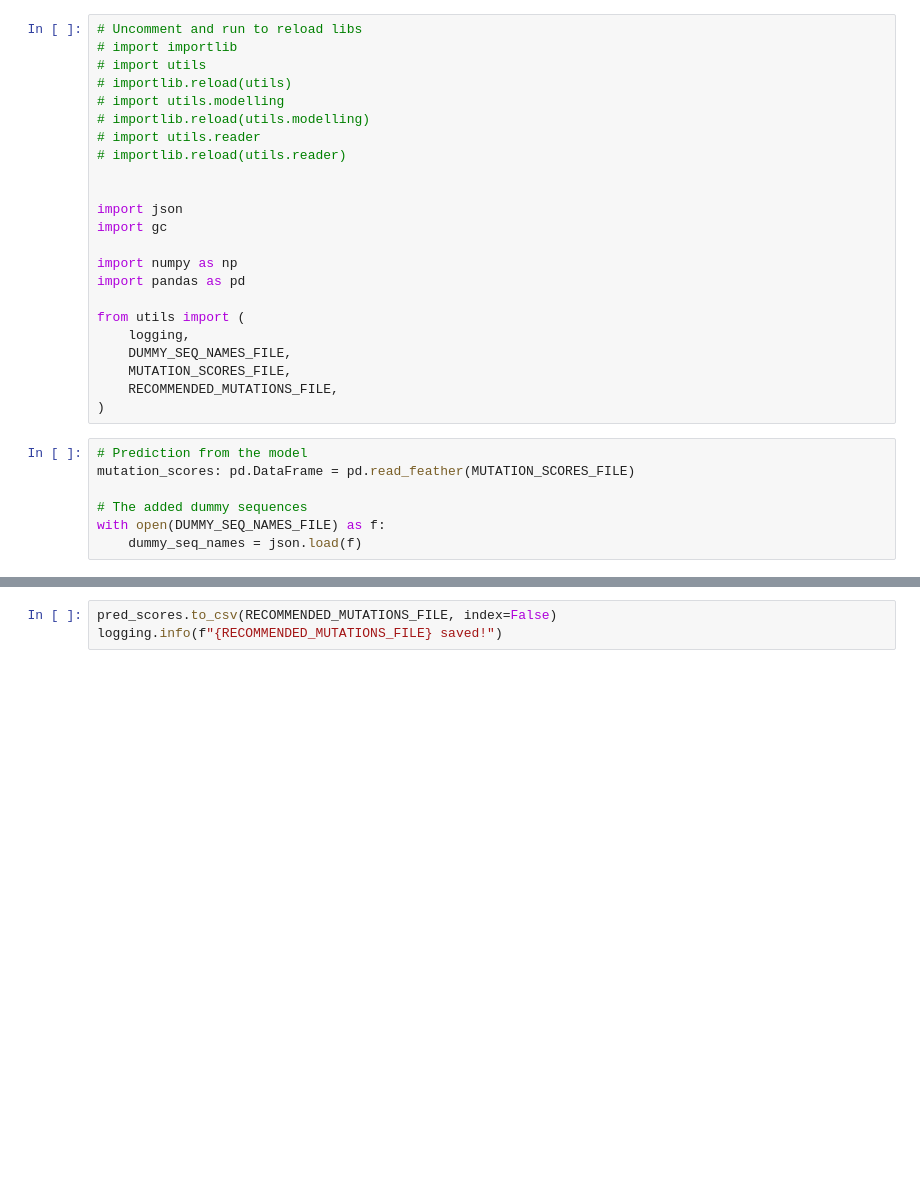
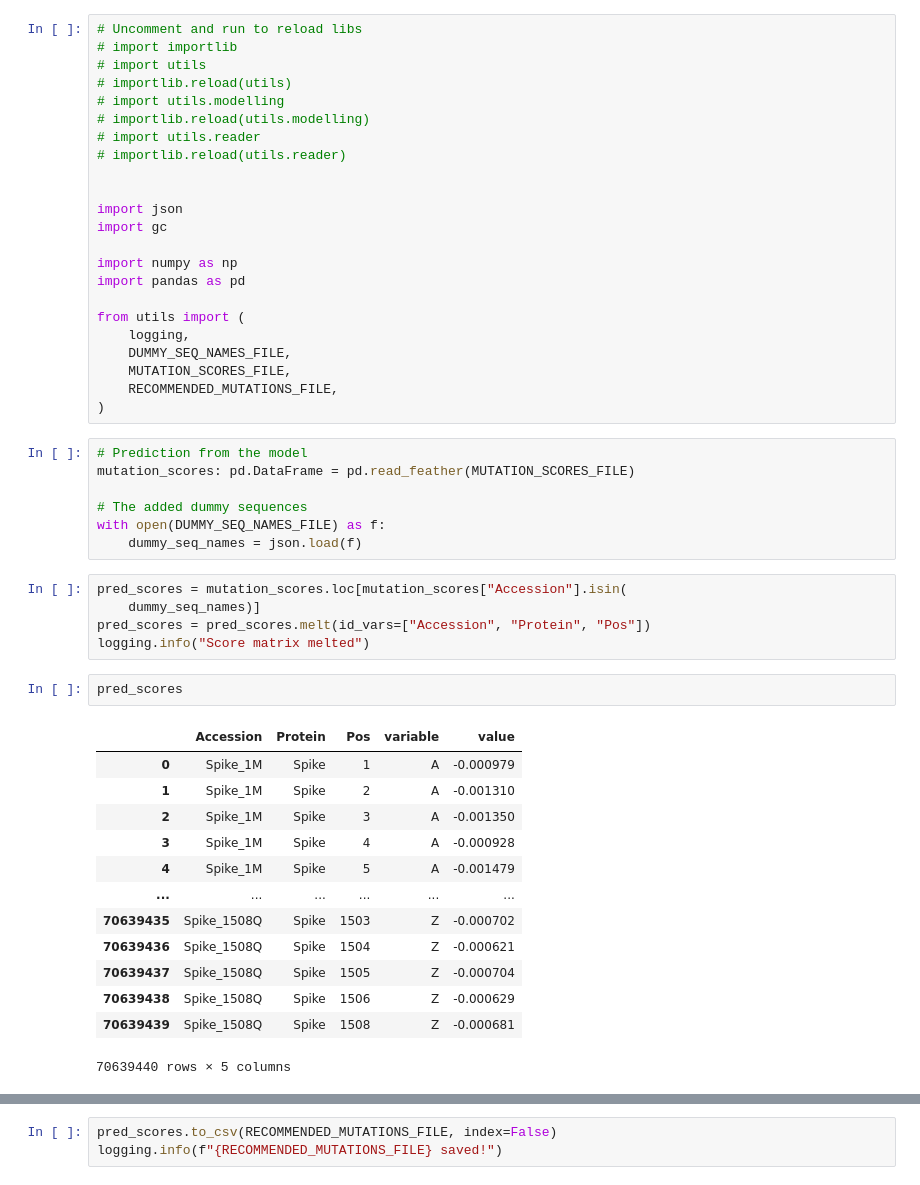
Before and after one commit to Takkoona/fixynergy, a Jupyter notebook: 5_visualize_results.ipynb, the cells around one changed output, grey strips where cells are left out. Drawn from its saved outputs; the diff is of its cells as text; blank space fills up the shorter version.

```diff
--- a/5_visualize_results.ipynb
+++ b/5_visualize_results.ipynb
@@ -28,4 +28,25 @@ mutation_scores: pd.DataFrame = pd.read_feather(MUTATION_SCORES_FILE)
 # The added dummy sequences
 with open(DUMMY_SEQ_NAMES_FILE) as f:
     dummy_seq_names = json.load(f)
+# %%
+pred_scores = mutation_scores.loc[mutation_scores["Accession"].isin(
+    dummy_seq_names)]
+pred_scores = pred_scores.melt(id_vars=["Accession", "Protein", "Pos"])
+logging.info("Score matrix melted")
+# %%
+pred_scores
+# %% [output]
+|  | Accession | Protein | Pos | variable | value |
+| 0 | Spike_1M | Spike | 1 | A | -0.000979 |
+| 1 | Spike_1M | Spike | 2 | A | -0.001310 |
+| 2 | Spike_1M | Spike | 3 | A | -0.001350 |
+| 3 | Spike_1M | Spike | 4 | A | -0.000928 |
+| 4 | Spike_1M | Spike | 5 | A | -0.001479 |
+| ... | ... | ... | ... | ... | ... |
+| 70639435 | Spike_1508Q | Spike | 1503 | Z | -0.000702 |
+| 70639436 | Spike_1508Q | Spike | 1504 | Z | -0.000621 |
+| 70639437 | Spike_1508Q | Spike | 1505 | Z | -0.000704 |
+| 70639438 | Spike_1508Q | Spike | 1506 | Z | -0.000629 |
+| 70639439 | Spike_1508Q | Spike | 1508 | Z | -0.000681 |
+70639440 rows × 5 columns
 # %%
```
Also changed, not shown: parts of 1 cell of this notebook, 7 other files.
